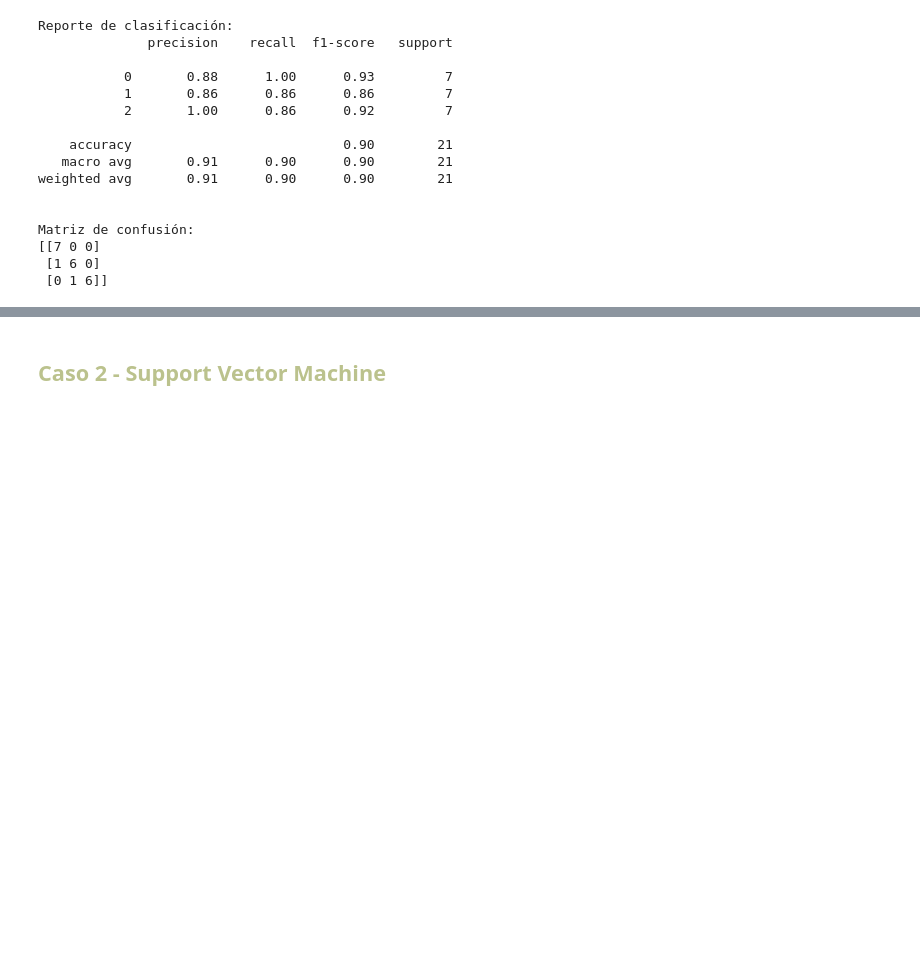
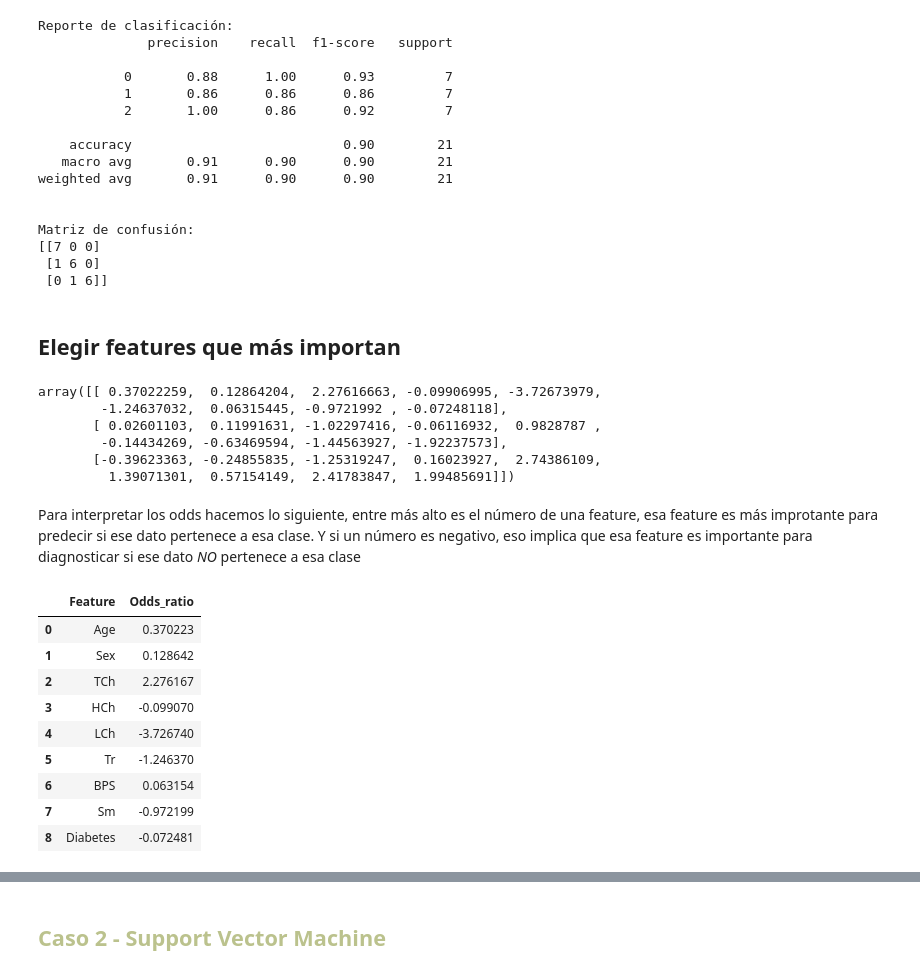
Before and after one commit to Roi-flores13/examen_3_eo, a Jupyter notebook: FINAL.ipynb, the cells around one changed output, grey strips where cells are left out. Drawn from its saved outputs; the diff is of its cells as text; code cells hidden in the pictures; blank space fills up the shorter version.

```diff
--- a/FINAL.ipynb
+++ b/FINAL.ipynb
@@ -309,3 +309,44 @@ Matriz de confusión:
 [[7 0 0]
  [1 6 0]
  [0 1 6]]
+# %% [markdown]
+## Elegir features que más importan
+# %%
+#.coef_ nos da el coeficiente para de cada feature para cada clase
+best_model.coef_
+# %% [output]
+array([[ 0.37022259,  0.12864204,  2.27616663, -0.09906995, -3.72673979,
+        -1.24637032,  0.06315445, -0.9721992 , -0.07248118],
+       [ 0.02601103,  0.11991631, -1.02297416, -0.06116932,  0.9828787 ,
+        -0.14434269, -0.63469594, -1.44563927, -1.92237573],
+       [-0.39623363, -0.24855835, -1.25319247,  0.16023927,  2.74386109,
+         1.39071301,  0.57154149,  2.41783847,  1.99485691]])
+# %%
+#Creamos un df con los odds ratio para cada feature y cada clase
+
+low_level = pd.DataFrame({
+    "Feature": df_clean.columns[:-1],
+    "Odds_ratio": best_model.coef_[0]})
+
+mid_level = pd.DataFrame({
+    "Feature": df_clean.columns[:-1],
+    "Odds_ratio": best_model.coef_[1]})
+
+high_level = pd.DataFrame({
+    "Feature": df_clean.columns[:-1],
+    "Odds_ratio": best_model.coef_[2]})
+# %% [markdown]
+Para interpretar los odds hacemos lo siguiente, entre más alto es el número de una feature, esa feature es más improtante para predecir si ese dato pertenece a esa clase. Y si un número es negativo, eso implica que esa feature es importante para diagnosticar si ese dato *NO* pertenece a esa clase
+# %%
+low_level
+# %% [output]
+|  | Feature | Odds_ratio |
+| 0 | Age | 0.370223 |
+| 1 | Sex | 0.128642 |
+| 2 | TCh | 2.276167 |
+| 3 | HCh | -0.099070 |
+| 4 | LCh | -3.726740 |
+| 5 | Tr | -1.246370 |
+| 6 | BPS | 0.063154 |
+| 7 | Sm | -0.972199 |
+| 8 | Diabetes | -0.072481 |
```
Also changed, not shown: parts of 10 cells of this notebook, 1 other file.
